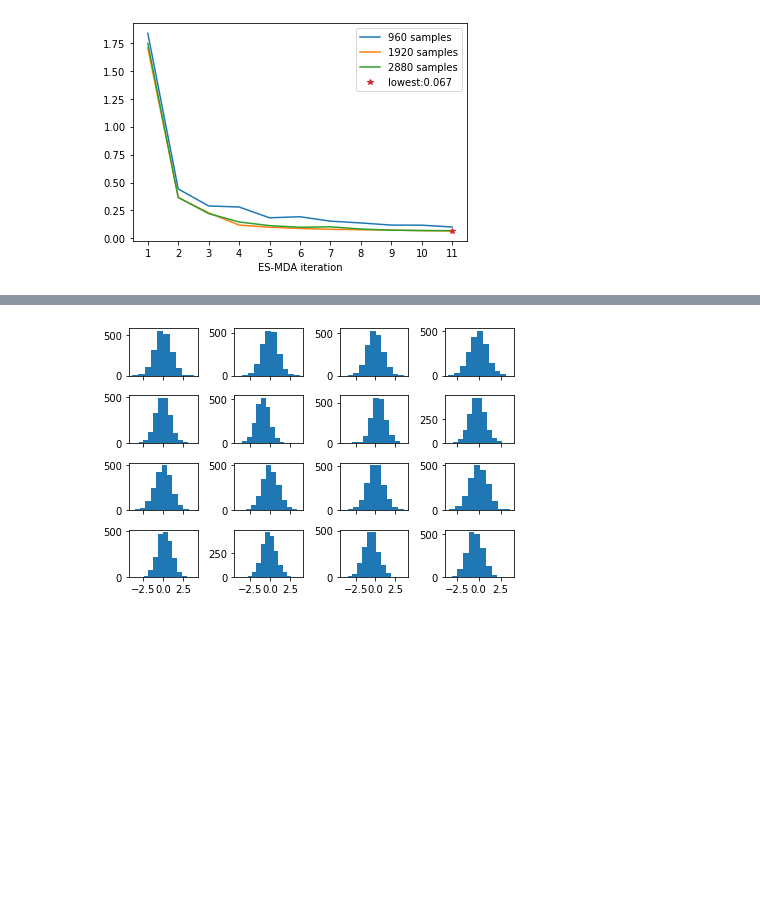
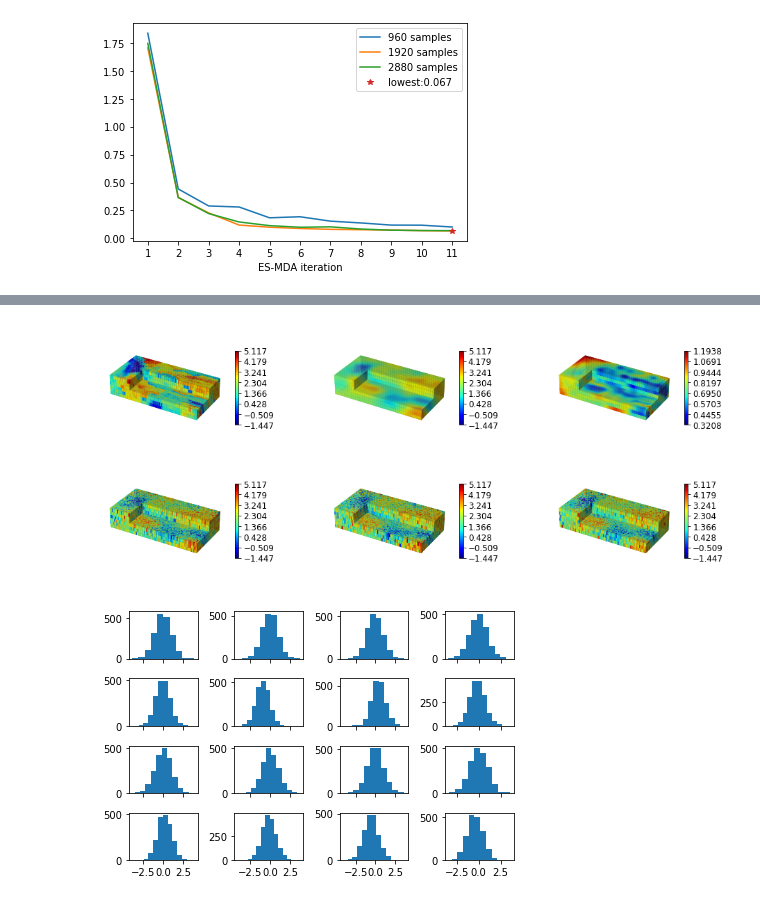
Before and after one commit to ZitongZhou/react_inverse, a Jupyter notebook: ILUES_surrogate.ipynb, the cells around one changed output, grey strips where cells are left out. Drawn from its saved outputs; the diff is of its cells as text; code cells hidden in the pictures; blank space fills up the shorter version.

```diff
--- a/ILUES_surrogate.ipynb
+++ b/ILUES_surrogate.ipynb
@@ -1288,7 +1303,7 @@ meas_sig = np.ones(144)*0.01
 # meas_sig[:144]
 R=np.diag(meas_sig[:144].reshape(-1))
 ns = 924
-ens_choices = [480, 960, 960*2]#, 960*3]
+ens_choices = [960*3]
 mean_error = np.zeros((len(ens_choices), Na+1))
 # all_error = np.zeros((480, Na+1))
 for i, Num_ens in enumerate(ens_choices):
@@ -1372,14 +1395,8 @@ fig = plot_3d_2(to_numpy(real_hk),to_numpy(mean_latent), 'esmda_kd_mean', cut=[3
 # %%
-mean_latent = np.mean(s[:,:,-1], axis=0)
-std_latent = np.std(s[:,:,-1], axis=0)
 # print(std_latent)
 np.random.seed(888)
-lt_samp = []
 kd_samp = []
 for i in range(4):
-    lt_samp.append(np.random.normal(mean_latent, std_latent/2,).reshape((-1, nf, d, h, w)))
-    samp_s = Tensor(lt_samp[-1]).to(device)
-    decoder.eval()
-    kd_samp.append(to_numpy(decoder(samp_s).reshape(6, 41, 81)))
+    kd_samp.append(np.random.normal(mean_logk, std_logk))
     # real_log_K = decoder(real_kd_latent).reshape(6, 41, 81)
-    fig = plot_3d_2(to_numpy(real_hk),to_numpy(kd_samp[-1]), 'esmda_kd_post'+str(i))#,cut=[3, 13+1, 20-1])
+    # fig = plot_3d_2(to_numpy(real_hk),to_numpy(kd_samp[-1]), 'esmda_kd_post'+str(i), cut=[3, 20+1, 20-1])
@@ -1391,3 +1403,81 @@ for i in range(4):
+# %%
+title = 'esmda_kd'
+cut=[3, 20+1, 20-1]
+fig = plt.figure(figsize=(15, 5.5))
+data_all = [to_numpy(real_hk), mean_logk]
+vmin = np.min(np.array(data_all))
+vmax = np.max(np.array(data_all))
+
+v1 = np.linspace(vmin,vmax, 8, endpoint=True)
+i = 1
+# titles = ['real', 'generated']
+## plot real and mean of samples
+for ind, data in enumerate(data_all):
+    data = np.transpose(data, (2, 1, 0))
+    data = np.flip(data, axis=2)
+    filled = np.ones(data.shape)
+    if cut is not None:
+        filled[cut[2]:, :cut[1], (6-cut[0]):] = 0
+    x, y, z = np.indices(np.array(filled.shape) + 1)
+
+    norm = matplotlib.colors.Normalize(vmin=vmin, vmax=vmax)
+
+    ax = fig.add_subplot(2, 3, i, projection='3d')
+    ax.voxels(x, y, z, filled, facecolors=plt.cm.jet(norm(data)), edgecolors=None)
+    ax.set_box_aspect([250, 125, 50])
+    # ax.set_title(titles[ind])
+    m = cm.ScalarMappable(cmap=plt.cm.jet, norm=norm)
+    m.set_array([])
+    ax.set_axis_off()
+    i += 1
+    fig.colorbar(m, ax=ax, fraction=0.015, pad=0.04, ticks=v1,)
+## plot std
+data = std_logk
+data = np.transpose(data, (2, 1, 0))
+data = np.flip(data, axis=2)
+vmin_std = np.min(np.array(data))
+vmax_std = np.max(np.array(data))
+filled = np.ones(data.shape)
+if cut is not None:
+    filled[cut[2]:, :cut[1], (6-cut[0]):] = 0
+x, y, z = np.indices(np.array(filled.shape) + 1)
+norm_std = matplotlib.colors.Normalize(vmin=vmin_std, vmax=vmax_std)
+ax = fig.add_subplot(2, 3, i, projection='3d')
+ax.voxels(x, y, z, filled, facecolors=plt.cm.jet(norm_std(data)), edgecolors=None)
+ax.set_box_aspect([250, 125, 50])
+# ax.set_title(titles[ind])
+m = cm.ScalarMappable(cmap=plt.cm.jet, norm=norm_std)
+m.set_array([])
+ax.set_axis_off()
+i += 1
+v1_std = np.linspace(vmin_std,vmax_std, 8, endpoint=True)
+fig.colorbar(m, ax=ax, fraction=0.015, pad=0.04, ticks=v1_std,)
+
+## plot posterior samples
+data_all = [kd_samp[1], kd_samp[2], kd_samp[3]]
+for ind, data in enumerate(data_all):
+    data = np.transpose(data, (2, 1, 0))
+    data = np.flip(data, axis=2)
+    filled = np.ones(data.shape)
+    if cut is not None:
+        filled[cut[2]:, :cut[1], (6-cut[0]):] = 0
+    x, y, z = np.indices(np.array(filled.shape) + 1)
+
+    ax = fig.add_subplot(2, 3, i, projection='3d')
+    ax.voxels(x, y, z, filled, facecolors=plt.cm.jet(norm(data)), edgecolors=None)
+    ax.set_box_aspect([250, 125, 50])
+    # ax.set_title(titles[ind])
+    m = cm.ScalarMappable(cmap=plt.cm.jet, norm=norm)
+    m.set_array([])
+    ax.set_axis_off()
+    i += 1
+    fig.colorbar(m, ax=ax, fraction=0.015, pad=0.04, ticks=v1,)
+
+plt.tight_layout()
+# ax.set_title(title)
+plt.savefig(title+'.pdf',bbox_inches='tight')
+# %% [output]
+[figure, added]
 # %%
 with open("/content/drive/MyDrive/react_inverse/ILUES/ESMDA-kd.pkl","wb") as f:
     pkl.dump(s,f)
```
Also changed, not shown: parts of 14 cells of this notebook.
